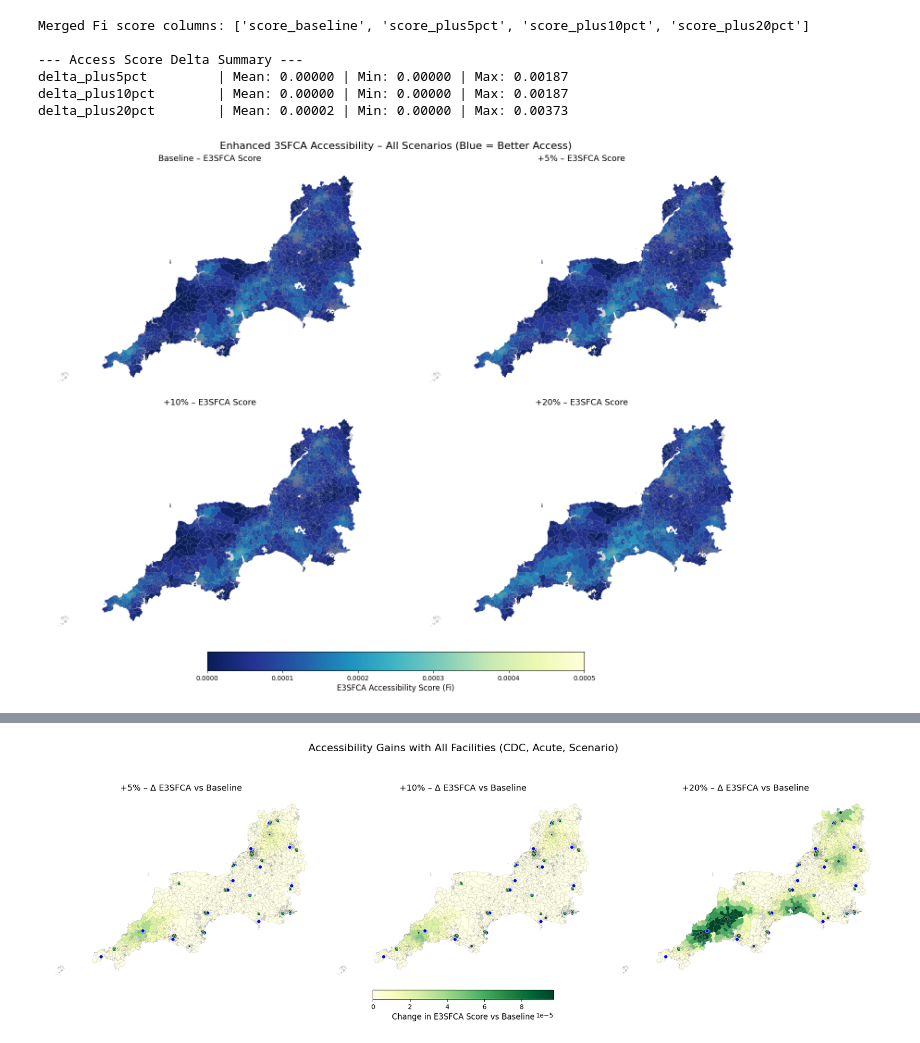
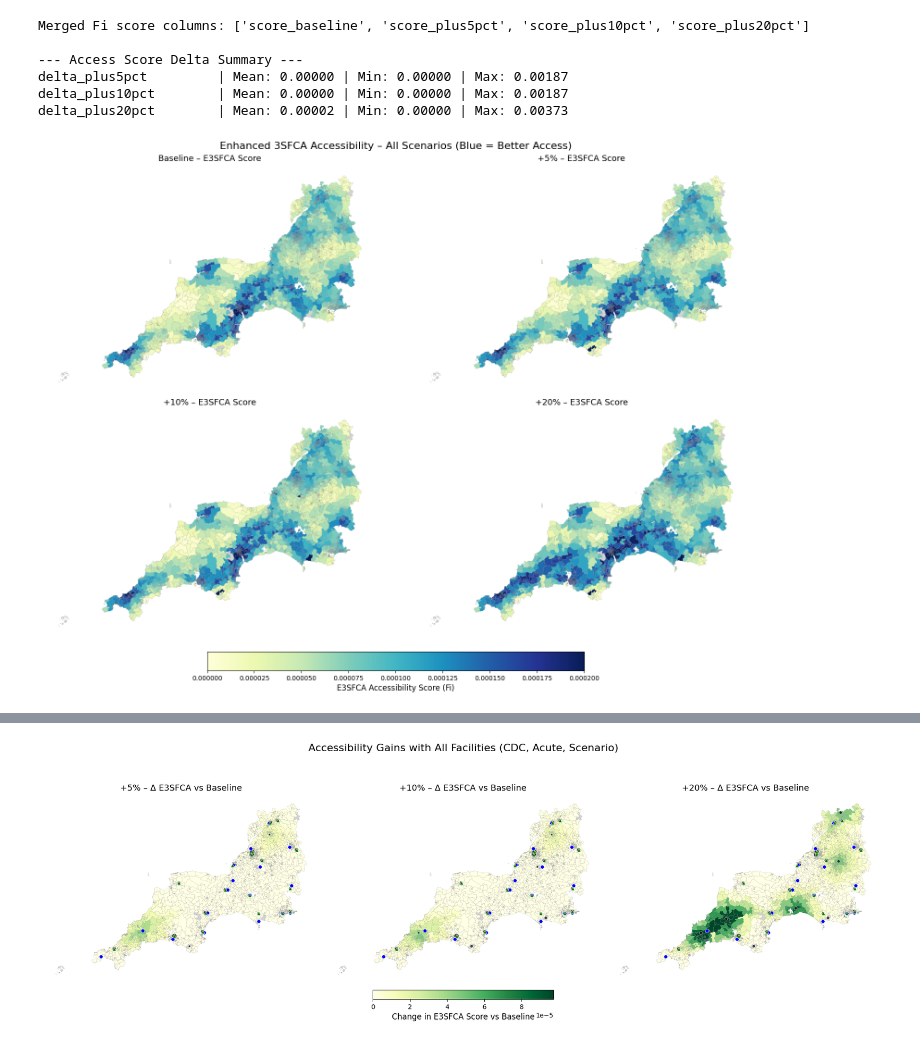
Before and after one commit to RossTylr/diagnostic-modality-demand, a Jupyter notebook: notebooks/05a3_E3SFCA_Capacity_Scenario_Runner.ipynb, the cells around one changed output, grey strips where cells are left out. Drawn from its saved outputs; the diff is of its cells as text; code cells hidden in the pictures.

```diff
--- a/notebooks/05a3_E3SFCA_Capacity_Scenario_Runner.ipynb
+++ b/notebooks/05a3_E3SFCA_Capacity_Scenario_Runner.ipynb
@@ -400,39 +400,39 @@ scenarios_plot = {
 }
 
 # Manual colour scale
-vmin = 0.00000
-vmax = 0.0005  # Adjust based on your data
+vmin = 0.0000
+vmax = 0.0002  # Adjust based on your data
 
 # Blue = good, Green = bad (reversed colourmap)
-cmap = "YlGnBu_r"
+cmap = "YlGnBu"
 
 # Plot each subplot without separate colourbars
 for ax, (label, col) in zip(axes.flat, scenarios_plot.items()):
     gdf_lsoa.plot(
         column=col,
         cmap=cmap,
         linewidth=0.1,
         edgecolor="grey",
         legend=False,
         ax=ax,
         vmin=vmin,
         vmax=vmax,
         missing_kwds={"color": "lightgrey"}
     )
     ax.set_title(f"{label} – E3SFCA Score", fontsize=13)
     ax.axis("off")
 
 # Shared horizontal colourbar
 sm = mpl.cm.ScalarMappable(cmap=cmap, norm=mpl.colors.Normalize(vmin=vmin, vmax=vmax))
 sm._A = []
 cbar = fig.colorbar(sm, ax=axes.ravel().tolist(), orientation='horizontal', fraction=0.04, pad=0.03)
 cbar.set_label("E3SFCA Accessibility Score (Fi)", fontsize=12)
 
 # Overall title
 fig.suptitle("Enhanced 3SFCA Accessibility – All Scenarios (Blue = Better Access)", fontsize=16)
 plt.show()
 # %% [output]
-[figure, old version]
+[figure, new version]
 # %%
 # ----------------------------------------------------------
 # Step 8a – E3SFCA Score Maps + CDCs, Acutes, and Scenario Sites
```
Also changed, not shown: parts of 4 cells of this notebook, 5 other files.
